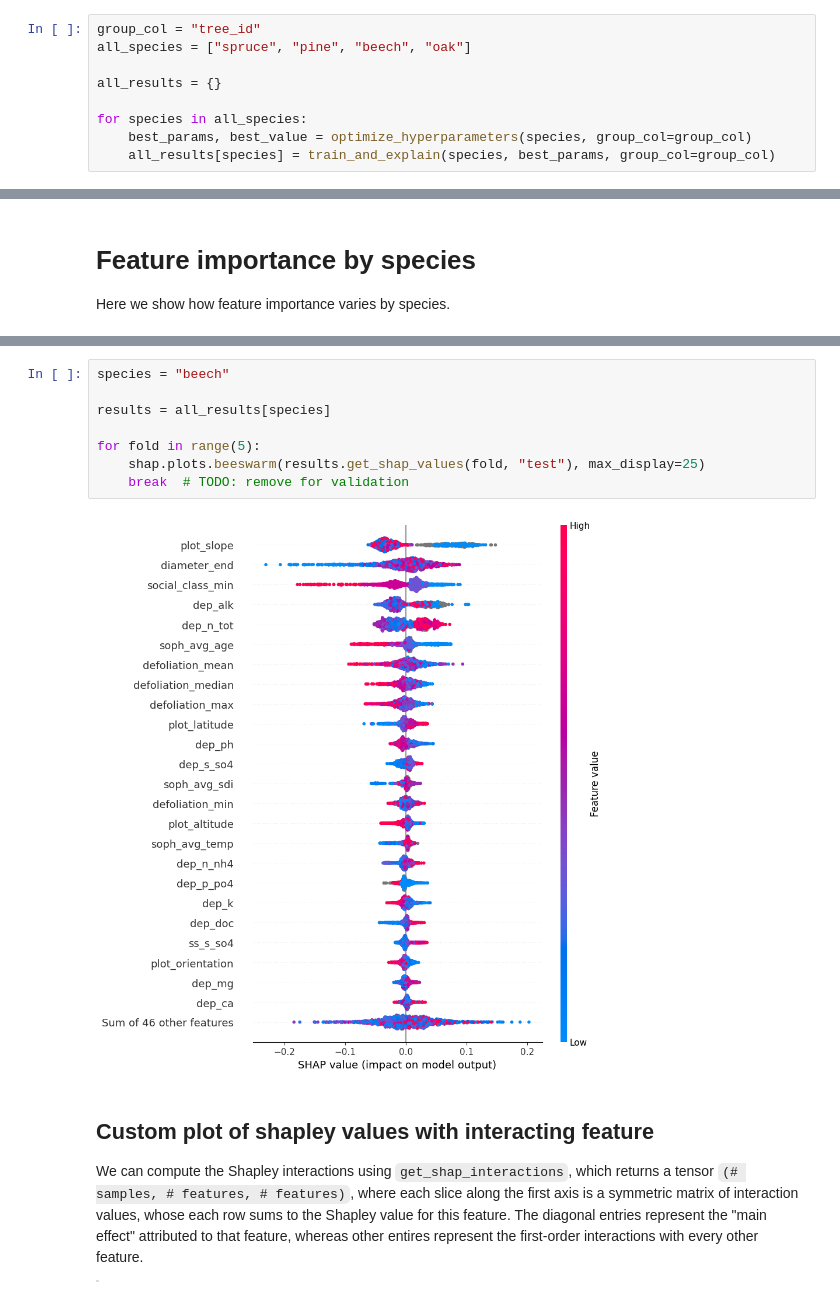
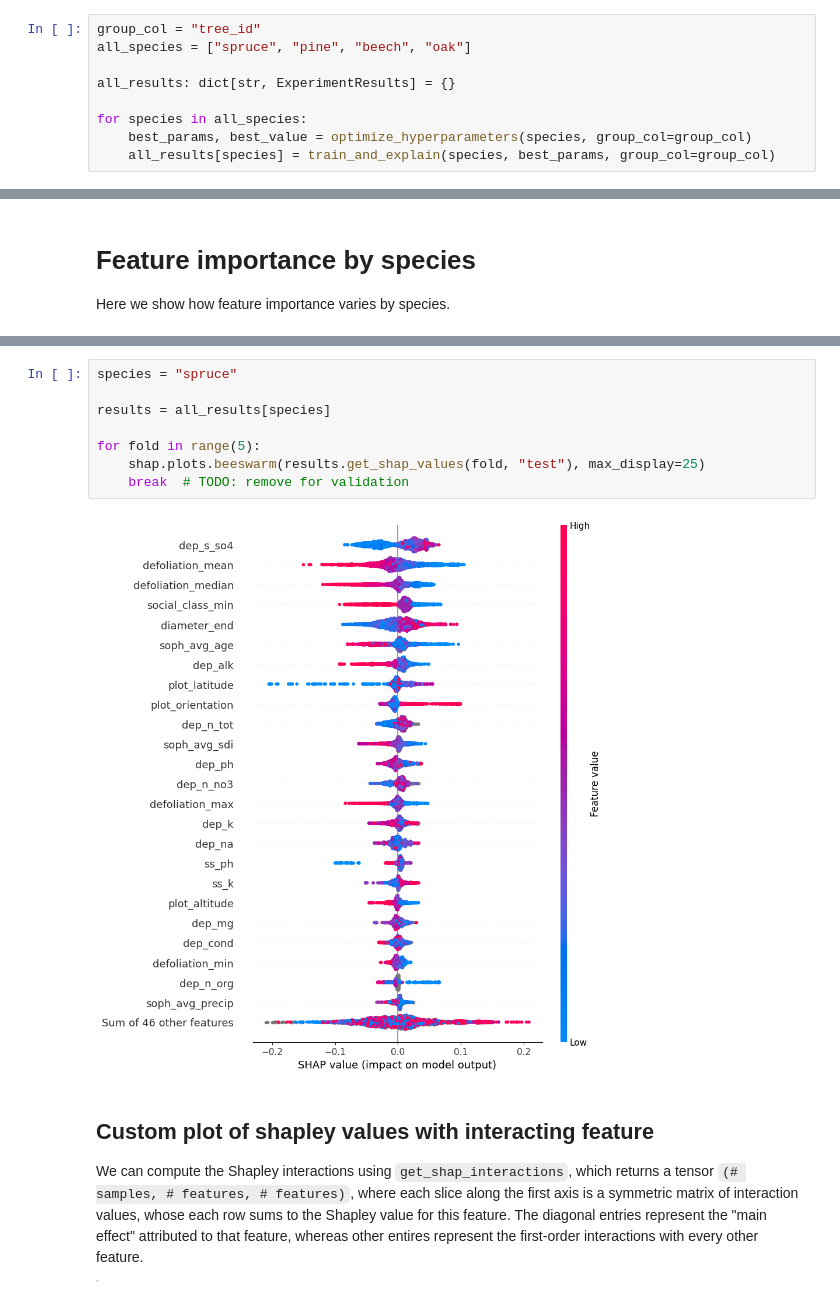
Before and after one commit to simlab-vs/icp-forest-xai, a Jupyter notebook: modeling.ipynb, the cells around one changed output, grey strips where cells are left out. Drawn from its saved outputs; the diff is of its cells as text.

```diff
--- a/modeling.ipynb
+++ b/modeling.ipynb
@@ -12,7 +46,7 @@ import polars as pl
 group_col = "tree_id"
 all_species = ["spruce", "pine", "beech", "oak"]
 
-all_results = {}
+all_results: dict[str, ExperimentResults] = {}
 
 for species in all_species:
     best_params, best_value = optimize_hyperparameters(species, group_col=group_col)
@@ -335,13 +402,13 @@ sns.catplot(
 # %%
-species = "beech"
+species = "spruce"
 
 results = all_results[species]
 
 for fold in range(5):
     shap.plots.beeswarm(results.get_shap_values(fold, "test"), max_display=25)
     break  # TODO: remove for validation
 # %% [output]
-[figure, old version]
+[figure, new version]
 # %% [markdown]
 ## Custom plot of shapley values with interacting feature
 
```
Also changed, not shown: parts of 14 cells of this notebook, 2 other files.
